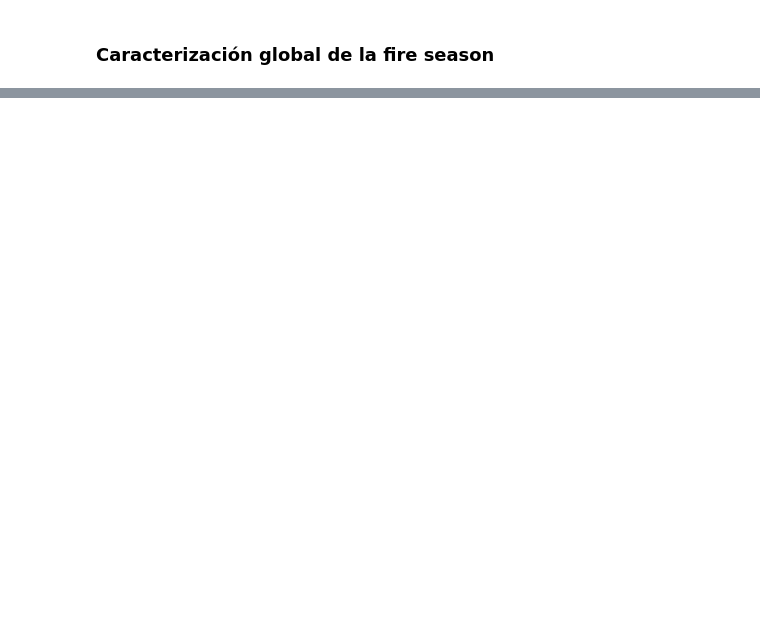
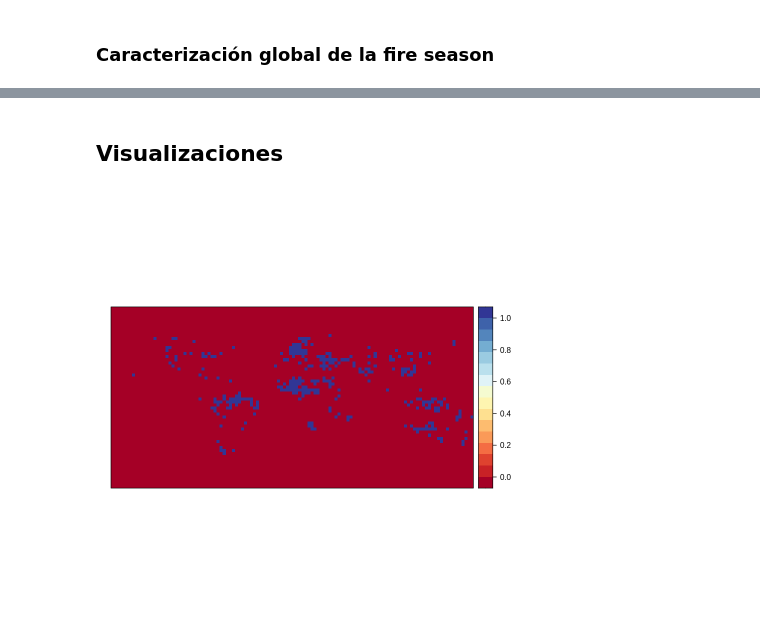
Before and after one commit to delatorre96/Development-of-a-multi-resolution-fire-season-database-on-a-global-scale, a Jupyter notebook: 3.Jupyter_Notebooks/Fire Season.ipynb, the cells around one changed output, grey strips where cells are left out. Cells and saved outputs as stored; diff of their text form; code cells hidden in the pictures; blank space fills up the shorter version.

```diff
--- a/3.Jupyter_Notebooks/Fire Season.ipynb
+++ b/3.Jupyter_Notebooks/Fire Season.ipynb
@@ -269,0 +199,7 @@ Concentración de:  0.04228808
+# %% [markdown]
+## Visualizaciones
+# %%
+bimodalesOrNot_clim <- quantity2clim(quantity = df.fireSeasson$'Bimodal', what = 'bimodales', ref.grid = grid, backperm = NULL)
+spatialPlot(bimodalesOrNot_clim)
+# %% [output]
+[figure, added]
```
Also changed, not shown: parts of 42 cells of this notebook, 7 other files.
